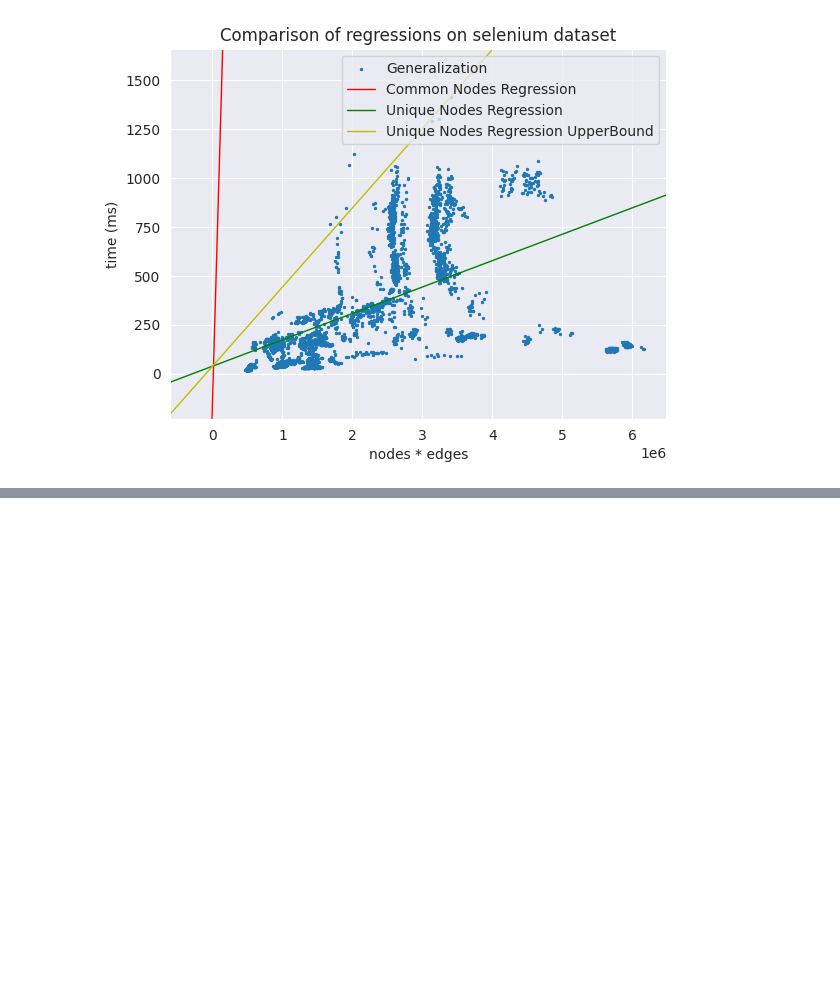
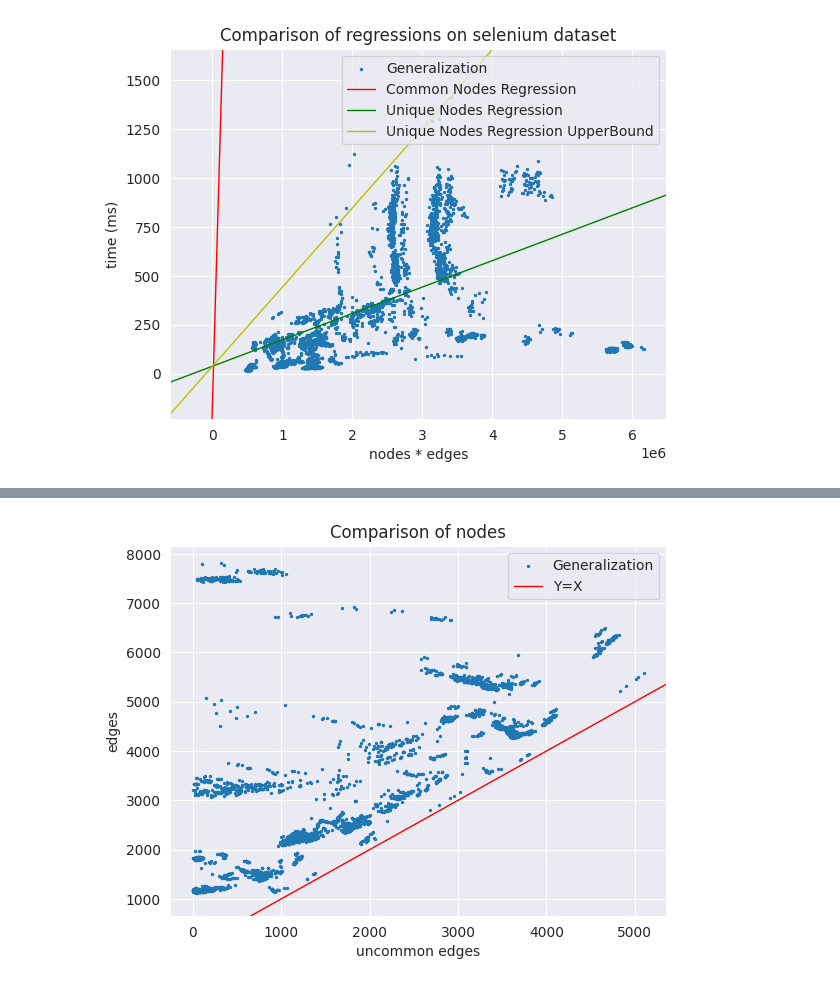
Before and after one commit to mreza-kiani/graph-generalization-algorithm, a Jupyter notebook: src/main/resources/scripts/performance/Selenium/analyzer.ipynb, the cells around one changed output, grey strips where cells are left out. Saved outputs shown, nothing was run; the diff lists cells and outputs as text; code cells hidden in the pictures; blank space fills up the shorter version.

```diff
--- a/src/main/resources/scripts/performance/Selenium/analyzer.ipynb
+++ b/src/main/resources/scripts/performance/Selenium/analyzer.ipynb
@@ -391,0 +473,15 @@ plt.show()
+# %%
+# Create a scatter plot for all metrics
+plt.scatter(df['uncommon_edges'], df['edges'], label='Generalization', s=2)
+plt.axline((1000, 1000), (5000, 5000), linewidth=1, color='r', label='Y=X')
+
+# Customize the plot
+plt.xlabel('uncommon edges')
+plt.ylabel('edges')
+plt.title('Comparison of nodes')
+plt.legend()
+
+# Display the plot
+plt.show()
+# %% [output]
+[figure, added]
```
Also changed, not shown: parts of 19 cells of this notebook.
